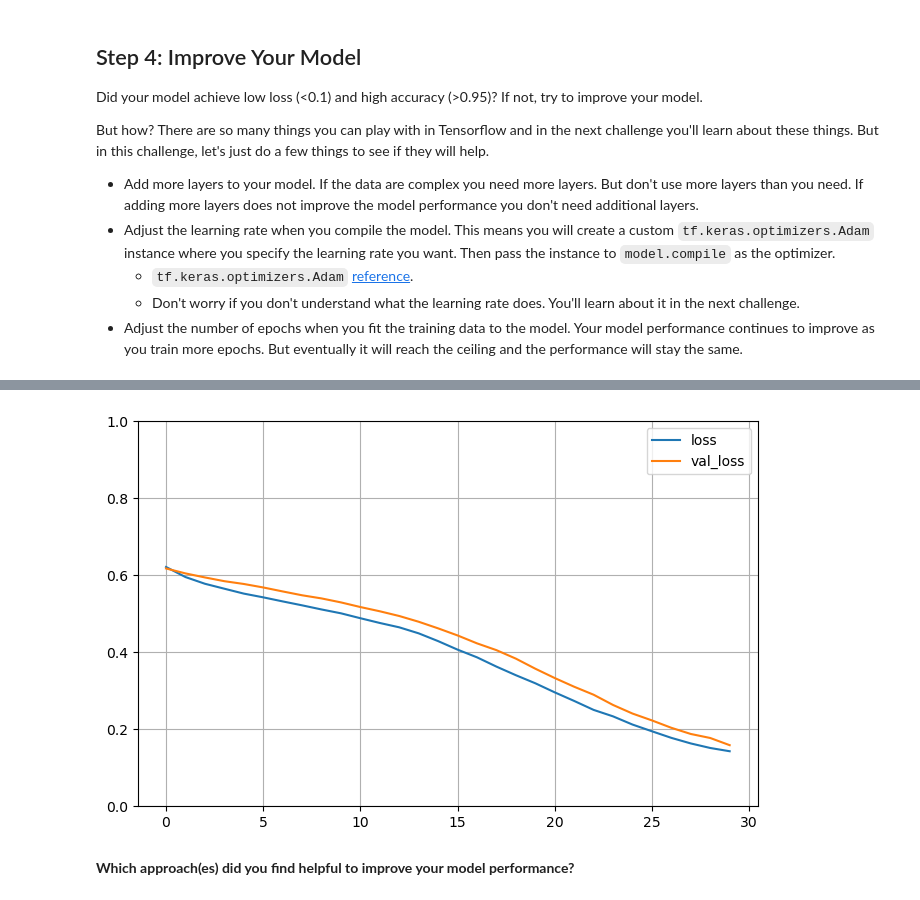
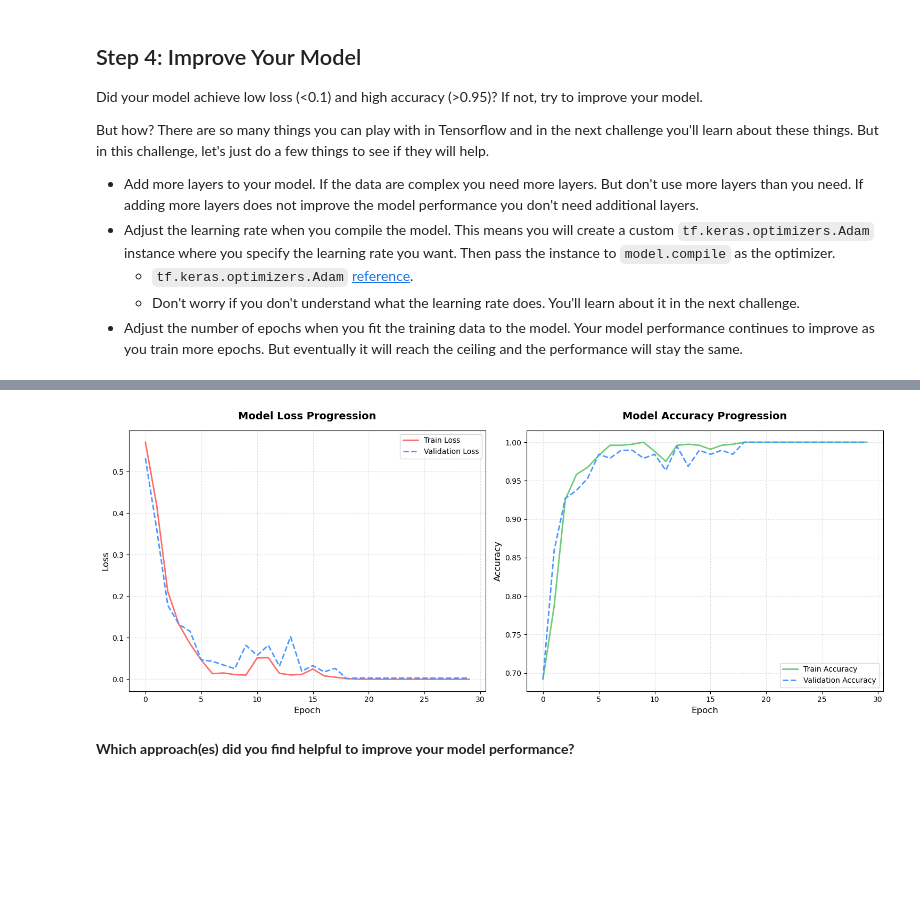
Before and after one commit to cerrmcneel/lab-neural-networks, a Jupyter notebook: your-code/challenge-1.ipynb, the cells around one changed output, grey strips where cells are left out. Saved outputs shown, nothing was run; the diff lists cells and outputs as text; code cells hidden in the pictures; blank space fills up the shorter version.

```diff
--- a/your-code/challenge-1.ipynb
+++ b/your-code/challenge-1.ipynb
@@ -74,6 +74,8 @@ y = df_encoded['class']
 
 # define feastures x
 X = df_encoded.drop(columns='class')
+
+X= X.astype(float)
 # %% [markdown]
 ## Step 2: Build Neural Network
 
@@ -101,7 +103,7 @@ model.add(Dense(units=8, activation='relu'))
 
 model.add(Dense(units=2, activation='softmax'))
 # %%
-model.compile(optimizer='adam', loss = 'sparse_categorical_crossentropy')
+model.compile(optimizer='adam', loss = 'sparse_categorical_crossentropy', metrics=['accuracy'])
 # %% [output]
 WARNING:tensorflow:TensorFlow GPU support is not available on native Windows for TensorFlow >= 2.11. Even if CUDA/cuDNN are installed, GPU will not be used. Please use WSL2 or the TensorFlow-DirectML  ...
 # %%
@@ -208,11 +306,35 @@ print(history_df.tail())
-# %%
-import matplotlib.pyplot as plt
-
-history_df.plot(figsize=(8, 5))
-plt.grid(True)
-plt.gca().set_ylim(0, 1)
-plt.show()
-# %% [output]
-[figure, removed]
+# %%
+import pandas as pd
+import matplotlib.pyplot as plt
+
+# 1. Convert the best history to a DataFrame
+history_df = pd.DataFrame(best_history.history)
+
+# 2. Set up the plotting canvas with side-by-side charts
+fig, (ax1, ax2) = plt.subplots(1, 2, figsize=(15, 6))
+
+# Left Subplot: Model Loss
+ax1.plot(history_df['loss'], label='Train Loss', color='#FF6B6B', linewidth=2)
+ax1.plot(history_df['val_loss'], label='Validation Loss', color='#4D96FF', linewidth=2, linestyle='--')
+ax1.set_title('Model Loss Progression', fontsize=14, fontweight='bold', pad=15)
+ax1.set_xlabel('Epoch', fontsize=12)
+ax1.set_ylabel('Loss', fontsize=12)
+ax1.legend(loc='upper right', fontsize=10)
+ax1.grid(True, linestyle=':', alpha=0.6)
+
+# Right Subplot: Model Accuracy
+ax2.plot(history_df['accuracy'], label='Train Accuracy', color='#6BCB77', linewidth=2)
+ax2.plot(history_df['val_accuracy'], label='Validation Accuracy', color='#4D96FF', linewidth=2, linestyle='--')
+ax2.set_title('Model Accuracy Progression', fontsize=14, fontweight='bold', pad=15)
+ax2.set_xlabel('Epoch', fontsize=12)
+ax2.set_ylabel('Accuracy', fontsize=12)
+ax2.legend(loc='lower right', fontsize=10)
+ax2.grid(True, linestyle=':', alpha=0.6)
+
+# Display the polished figure
+plt.tight_layout()
+plt.show()
+# %% [output]
+[figure, added]
 # %% [markdown]
 **Which approach(es) did you find helpful to improve your model performance?**
```
Also changed, not shown: parts of 7 cells of this notebook.
